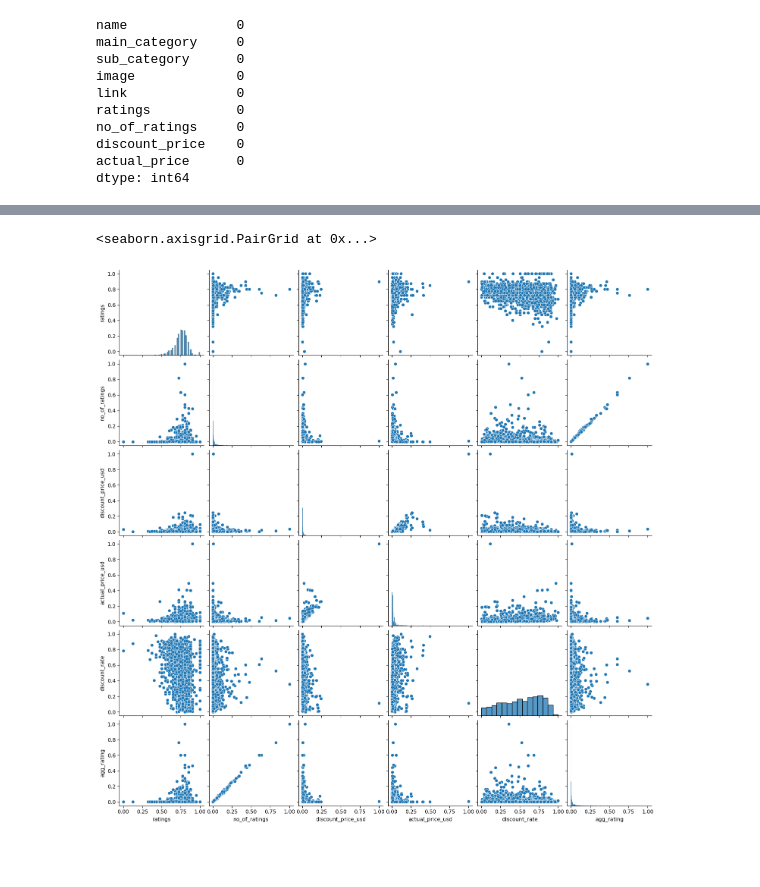
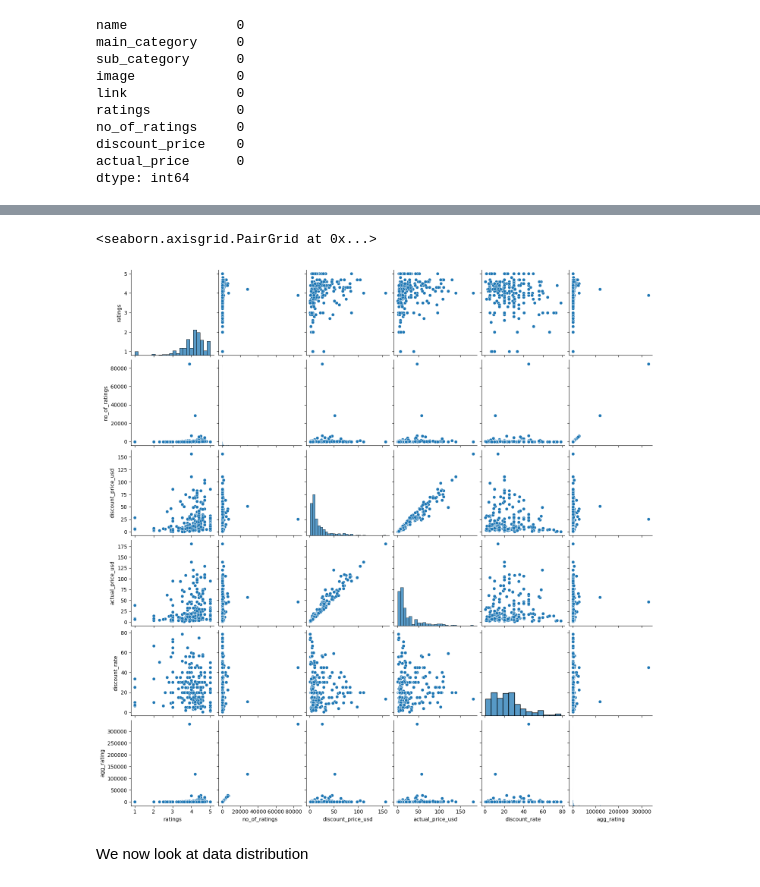
Before and after one commit to mickjeon/amazon_sales_prediction, a Jupyter notebook: preprocessing.ipynb, the cells around one changed output, grey strips where cells are left out. Cells and saved outputs as stored; diff of their text form; code cells hidden in the pictures; blank space fills up the shorter version.

```diff
--- a/preprocessing.ipynb
+++ b/preprocessing.ipynb
@@ -220,0 +468,3 @@ sns.heatmap(norm_data.corr(), annot=True, vmin=-1, vmax=1, center=0)
+# %%
+luxury_raw_data = pd.read_csv("amazon_sales_prediction/dataset/Luxury Beauty.csv")
+luxury_raw_data.head()
@@ -220,0 +507,3 @@ sns.heatmap(norm_data.corr(), annot=True, vmin=-1, vmax=1, center=0)
+# %%
+luxury_raw_data.dropna(subset=['name', 'ratings', 'no_of_ratings', 'discount_price', 'actual_price'], inplace=True)
+luxury_raw_data.shape
@@ -220,0 +532,14 @@ sns.heatmap(norm_data.corr(), annot=True, vmin=-1, vmax=1, center=0)
+# %%
+exchange_rate = 1 / 82.99 # Exchange rate as of 02/08/2024
+
+def rupee_to_usd(x):
+  return float(x[1:].replace(",", "")) * exchange_rate
+def str_to_float(x):
+  return float(x.replace(",", ""))
+
+luxury_raw_data['discount_price_usd'] = luxury_raw_data['discount_price'].apply(lambda x: rupee_to_usd(x))
+luxury_raw_data['actual_price_usd'] = luxury_raw_data['actual_price'].apply(lambda x: rupee_to_usd(x))
+luxury_raw_data['ratings'] = luxury_raw_data['ratings'].apply(lambda x: np.nan if not str(x).replace('.', '').isdigit() else float(x))
+luxury_raw_data['no_of_ratings'] = luxury_raw_data['no_of_ratings'].apply(lambda x: np.nan if not str(x).replace(',', '').isdigit() else str_to_float(x))
+luxury_raw_data.dropna(subset=['no_of_ratings', 'ratings'], inplace=True)
+luxury_raw_data.shape
@@ -220,0 +564,5 @@ sns.heatmap(norm_data.corr(), annot=True, vmin=-1, vmax=1, center=0)
+# %%
+luxury_data = luxury_raw_data[['name', 'ratings', 'no_of_ratings', 'discount_price_usd', 'actual_price_usd']].copy()
+luxury_data['discount_rate'] = (luxury_data['actual_price_usd'] - luxury_data['discount_price_usd']) / luxury_data['actual_price_usd'] * 100
+luxury_data['agg_rating'] = luxury_data['ratings'] * luxury_data['no_of_ratings']
+luxury_data.head()
@@ -221,5 +581,7 @@ sns.heatmap(norm_data.corr(), annot=True, vmin=-1, vmax=1, center=0)
 # %%
-sns.pairplot(norm_data)
+sns.pairplot(luxury_data)
 # %% [output]
 <seaborn.axisgrid.PairGrid at 0x...>
-[figure, old version]
+[figure, new version]
+# %% [markdown]
+We now look at data distribution
```
Also changed, not shown: parts of 90 cells of this notebook.
